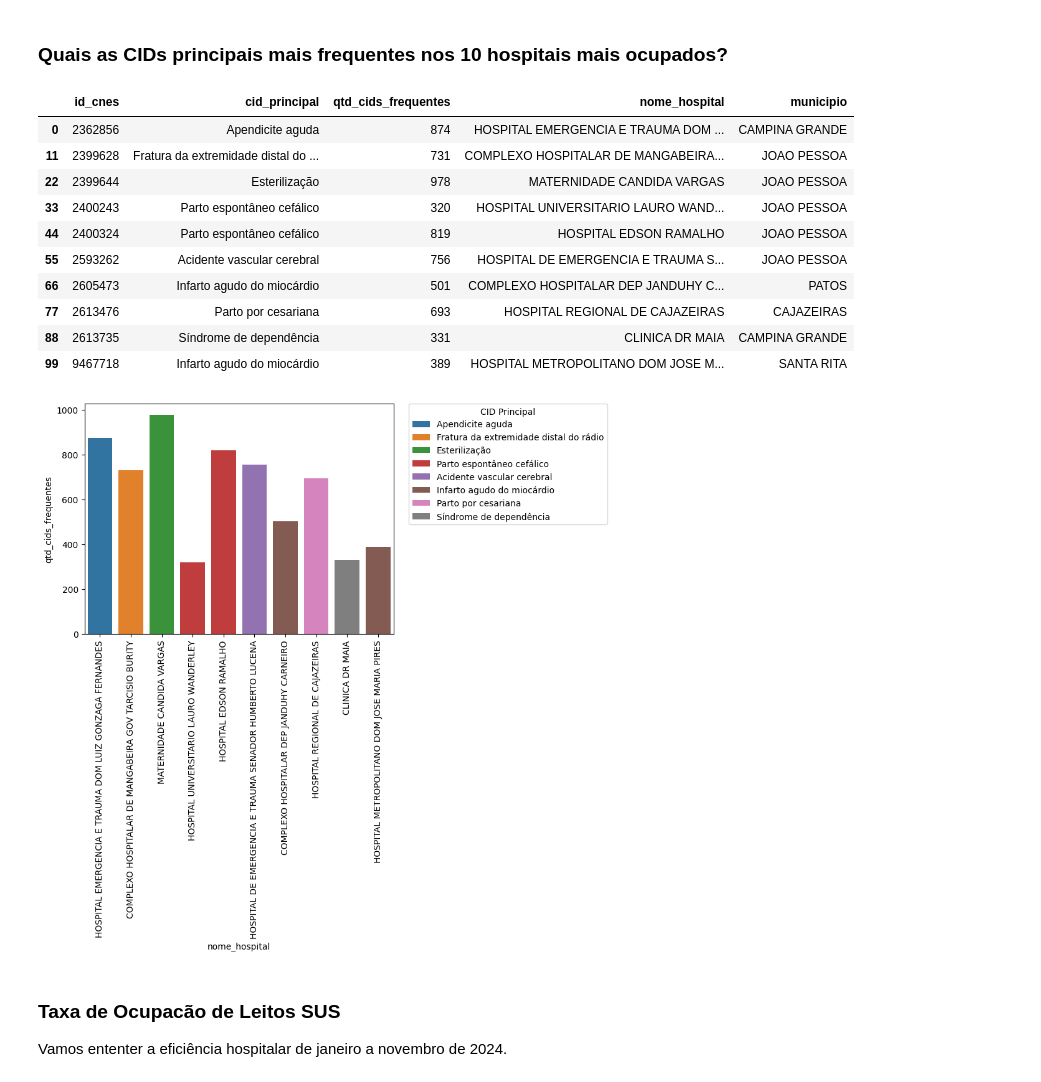
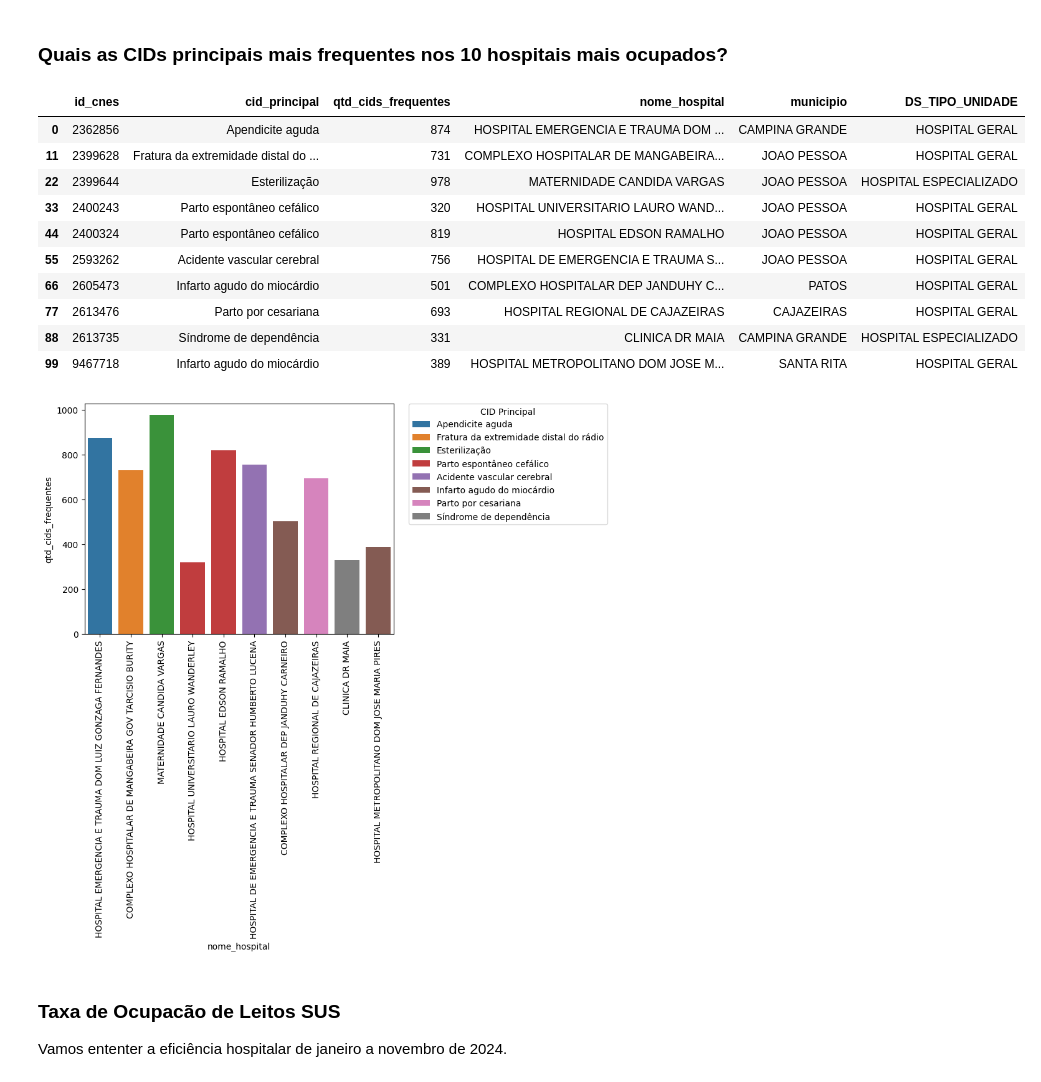
Before and after one commit to ceciliapaiva/analise-superlotacao-hospitais-pb, a Jupyter notebook: relatorio.ipynb, the cells around one changed output. Cells and saved outputs as stored; diff of their text form; code cells hidden in the pictures.

```diff
--- a/relatorio.ipynb
+++ b/relatorio.ipynb
@@ -281,45 +281,45 @@ cids_frequentes = (cids_frequentes.groupby(['id_cnes', 'cid_principal']).size().
 
 cids_freq_hospitais = cids_frequentes.groupby(['id_cnes']).first().reset_index()
 cids_freq_hospitais = cids_freq_hospitais.merge(
-    hospital_e_leitos_pb[['ID_CNES', 'NOME_ESTABELECIMENTO', 'MUNICIPIO']],
+    hospital_e_leitos_pb[['ID_CNES', 'NOME_ESTABELECIMENTO', 'MUNICIPIO', 'DS_TIPO_UNIDADE']],
     left_on='id_cnes',
     right_on='ID_CNES',
     how='left'
 )
 cids_freq_hospitais = cids_freq_hospitais.drop(['ID_CNES'], axis=1)
 cids_freq_hospitais = cids_freq_hospitais.rename(columns={'NOME_ESTABELECIMENTO': 'nome_hospital', 'MUNICIPIO': 'municipio'})
 cids_freq_hospitais = cids_freq_hospitais.drop_duplicates()
 plt.xticks(rotation=90)
 cids_freq_hospitais['cid_principal'] = cids_freq_hospitais['cid_principal'].replace({
     'K359': 'Apendicite aguda',
     'S525': 'Fratura da extremidade distal do rádio',
     'Z302': 'Esterilização',
     'O800': 'Parto espontâneo cefálico',
     'I64 ': 'Acidente vascular cerebral',
     'I219': 'Infarto agudo do miocárdio',
     'O82 ': 'Parto por cesariana',
     'F192': 'Síndrome de dependência'
 })
 sns.barplot(data=cids_freq_hospitais, x='nome_hospital', y='qtd_cids_frequentes', hue='cid_principal', dodge=False)
 plt.legend(
     title='CID Principal',
     bbox_to_anchor=(1.05, 1),
     loc='upper left',
     borderaxespad=0.)
 
 cids_freq_hospitais
 # %% [output]
-|  | id_cnes | cid_principal | qtd_cids_frequentes | nome_hospital | municipio |
-| 0 | 2362856 | Apendicite aguda | 874 | HOSPITAL EMERGENCIA E TRAUMA DOM ... | CAMPINA GRANDE |
-| 11 | 2399628 | Fratura da extremidade distal do ... | 731 | COMPLEXO HOSPITALAR DE MANGABEIRA... | JOAO PESSOA |
-| 22 | 2399644 | Esterilização | 978 | MATERNIDADE CANDIDA VARGAS | JOAO PESSOA |
-| 33 | 2400243 | Parto espontâneo cefálico | 320 | HOSPITAL UNIVERSITARIO LAURO WAND... | JOAO PESSOA |
-| 44 | 2400324 | Parto espontâneo cefálico | 819 | HOSPITAL EDSON RAMALHO | JOAO PESSOA |
-| 55 | 2593262 | Acidente vascular cerebral | 756 | HOSPITAL DE EMERGENCIA E TRAUMA S... | JOAO PESSOA |
-| 66 | 2605473 | Infarto agudo do miocárdio | 501 | COMPLEXO HOSPITALAR DEP JANDUHY C... | PATOS |
-| 77 | 2613476 | Parto por cesariana | 693 | HOSPITAL REGIONAL DE CAJAZEIRAS | CAJAZEIRAS |
-| 88 | 2613735 | Síndrome de dependência | 331 | CLINICA DR MAIA | CAMPINA GRANDE |
-| 99 | 9467718 | Infarto agudo do miocárdio | 389 | HOSPITAL METROPOLITANO DOM JOSE M... | SANTA RITA |
+|  | id_cnes | cid_principal | qtd_cids_frequentes | nome_hospital | municipio | DS_TIPO_UNIDADE |
+| 0 | 2362856 | Apendicite aguda | 874 | HOSPITAL EMERGENCIA E TRAUMA DOM ... | CAMPINA GRANDE | HOSPITAL GERAL |
+| 11 | 2399628 | Fratura da extremidade distal do ... | 731 | COMPLEXO HOSPITALAR DE MANGABEIRA... | JOAO PESSOA | HOSPITAL GERAL |
+| 22 | 2399644 | Esterilização | 978 | MATERNIDADE CANDIDA VARGAS | JOAO PESSOA | HOSPITAL ESPECIALIZADO |
+| 33 | 2400243 | Parto espontâneo cefálico | 320 | HOSPITAL UNIVERSITARIO LAURO WAND... | JOAO PESSOA | HOSPITAL GERAL |
+| 44 | 2400324 | Parto espontâneo cefálico | 819 | HOSPITAL EDSON RAMALHO | JOAO PESSOA | HOSPITAL GERAL |
+| 55 | 2593262 | Acidente vascular cerebral | 756 | HOSPITAL DE EMERGENCIA E TRAUMA S... | JOAO PESSOA | HOSPITAL GERAL |
+| 66 | 2605473 | Infarto agudo do miocárdio | 501 | COMPLEXO HOSPITALAR DEP JANDUHY C... | PATOS | HOSPITAL GERAL |
+| 77 | 2613476 | Parto por cesariana | 693 | HOSPITAL REGIONAL DE CAJAZEIRAS | CAJAZEIRAS | HOSPITAL GERAL |
+| 88 | 2613735 | Síndrome de dependência | 331 | CLINICA DR MAIA | CAMPINA GRANDE | HOSPITAL ESPECIALIZADO |
+| 99 | 9467718 | Infarto agudo do miocárdio | 389 | HOSPITAL METROPOLITANO DOM JOSE M... | SANTA RITA | HOSPITAL GERAL |
 [figure]
 # %% [markdown]
 ### Taxa de Ocupacão de Leitos SUS
```
Also changed, not shown: parts of 9 cells of this notebook.
